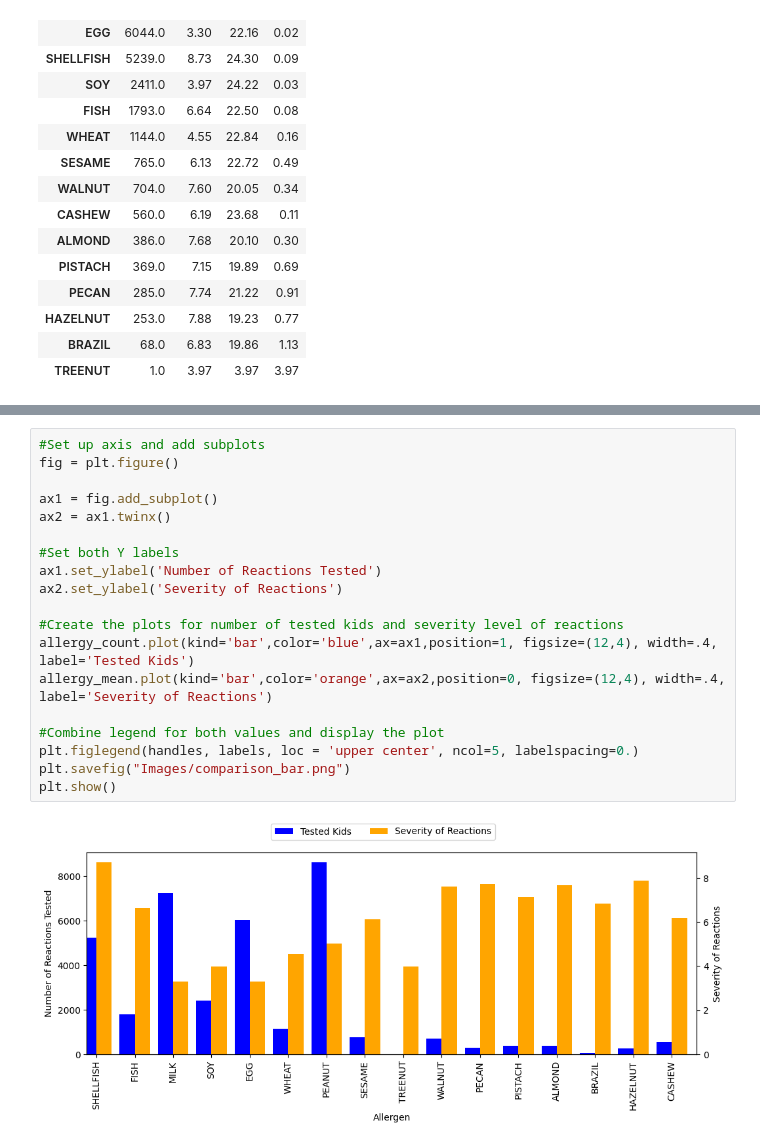
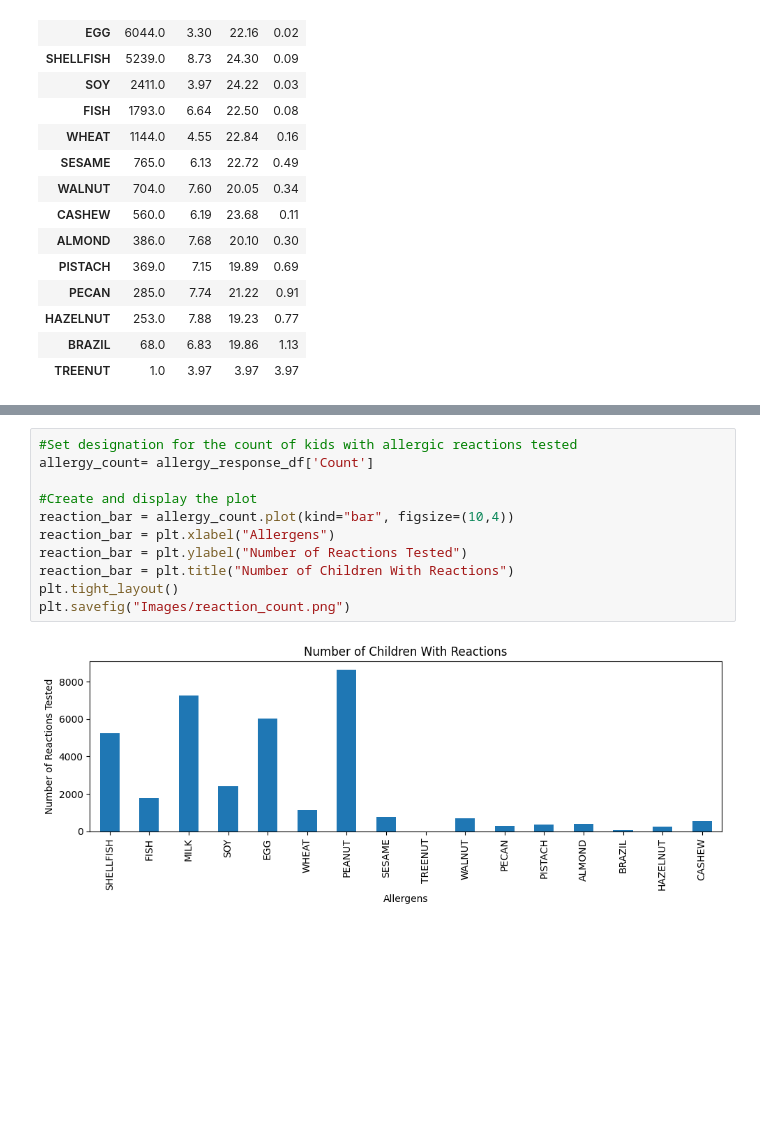
Before and after one commit to leahkrause/project_1, a Jupyter notebook: Allergy.ipynb, the cells around one changed output, grey strips where cells are left out. Drawn from its saved outputs; the diff is of its cells as text; blank space fills up the shorter version.

```diff
--- a/Allergy.ipynb
+++ b/Allergy.ipynb
@@ -327,21 +303,13 @@ plt.savefig("Images/average_reactions.png")
-# %%
-#Set up axis and add subplots
-fig = plt.figure()
-
-ax1 = fig.add_subplot()
-ax2 = ax1.twinx()
-
-#Set both Y labels
-ax1.set_ylabel('Number of Reactions Tested')
-ax2.set_ylabel('Severity of Reactions')
-
-#Create the plots for number of tested kids and severity level of reactions
-allergy_count.plot(kind='bar',color='blue',ax=ax1,position=1, figsize=(12,4), width=.4, label='Tested Kids')
-allergy_mean.plot(kind='bar',color='orange',ax=ax2,position=0, figsize=(12,4), width=.4, label='Severity of Reactions')
-
-#Combine legend for both values and display the plot
-plt.figlegend(handles, labels, loc = 'upper center', ncol=5, labelspacing=0.)
-plt.savefig("Images/comparison_bar.png")
-plt.show()
-# %% [output]
-[figure, removed]
+# %%
+#Set designation for the count of kids with allergic reactions tested
+allergy_count= allergy_response_df['Count']
+
+#Create and display the plot
+reaction_bar = allergy_count.plot(kind="bar", figsize=(10,4))
+reaction_bar = plt.xlabel("Allergens")
+reaction_bar = plt.ylabel("Number of Reactions Tested")
+reaction_bar = plt.title("Number of Children With Reactions")
+plt.tight_layout()
+plt.savefig("Images/reaction_count.png")
+# %% [output]
+[figure, added]
```
Also changed, not shown: parts of 6 cells of this notebook, 3 other files.
